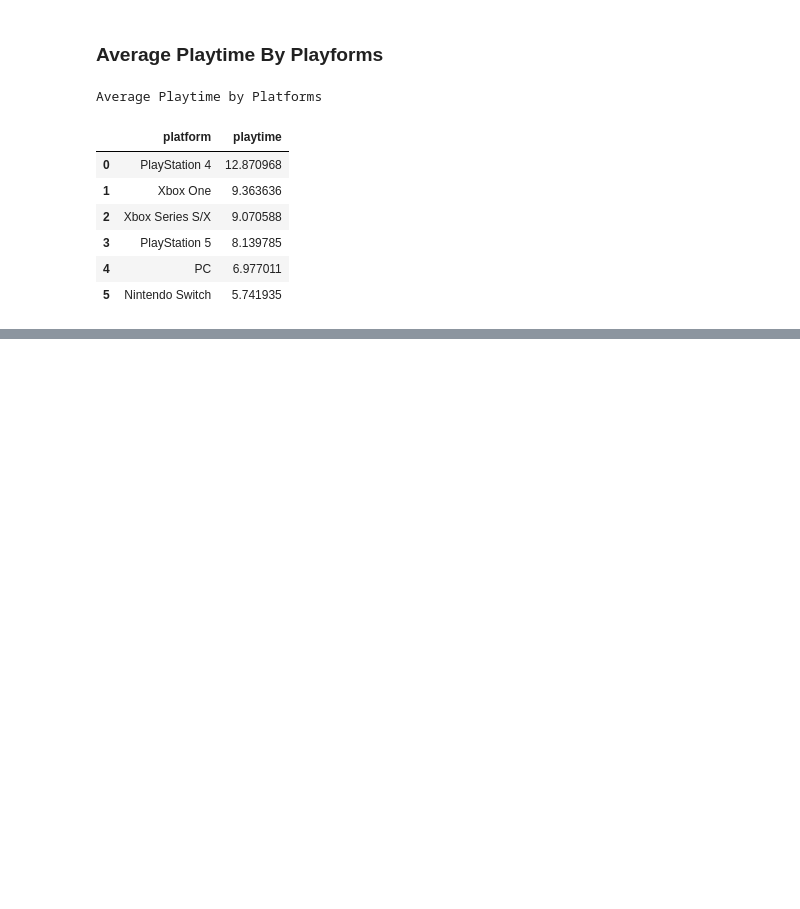
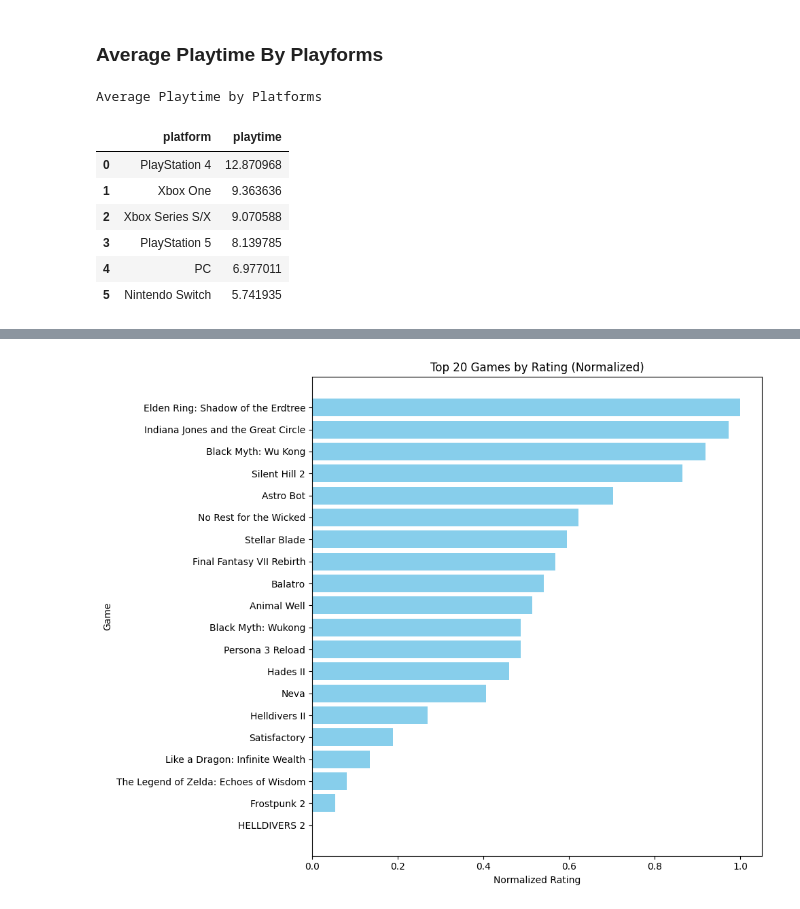
Before and after one commit to fatihyardak/Rawg-ETL-Project, a Jupyter notebook: notebooks/eda.ipynb, the cells around one changed output, grey strips where cells are left out. Saved outputs shown, nothing was run; the diff lists cells and outputs as text; code cells hidden in the pictures; blank space fills up the shorter version.

```diff
--- a/notebooks/eda.ipynb
+++ b/notebooks/eda.ipynb
@@ -191,0 +243,16 @@ Average Playtime by Platforms
+# %%
+top_20_games = games.sort_values(by="rating", ascending=False).head(20)
+
+# Normalizasyon
+scaler = MinMaxScaler()
+top_20_games["normalized_rating"] = scaler.fit_transform(top_20_games[["rating"]])
+plt.figure(figsize=(10, 8))
+plt.barh(top_20_games["name"], top_20_games["normalized_rating"], color='skyblue')
+plt.xlabel("Normalized Rating")
+plt.ylabel("Game")
+plt.title("Top 20 Games by Rating (Normalized)")
+plt.gca().invert_yaxis()  # Ters çevirme
+plt.tight_layout()
+plt.show()
+# %% [output]
+[figure, added]
```
Also changed, not shown: parts of 9 cells of this notebook, 1 other file.
